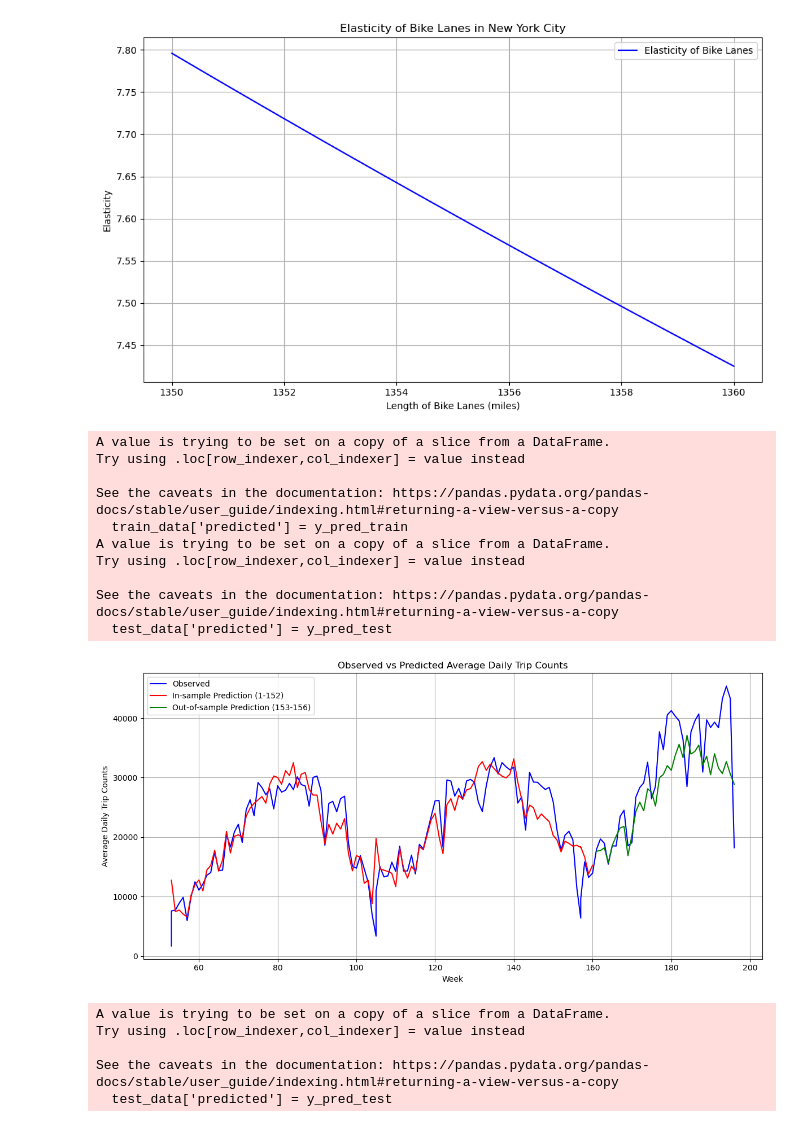
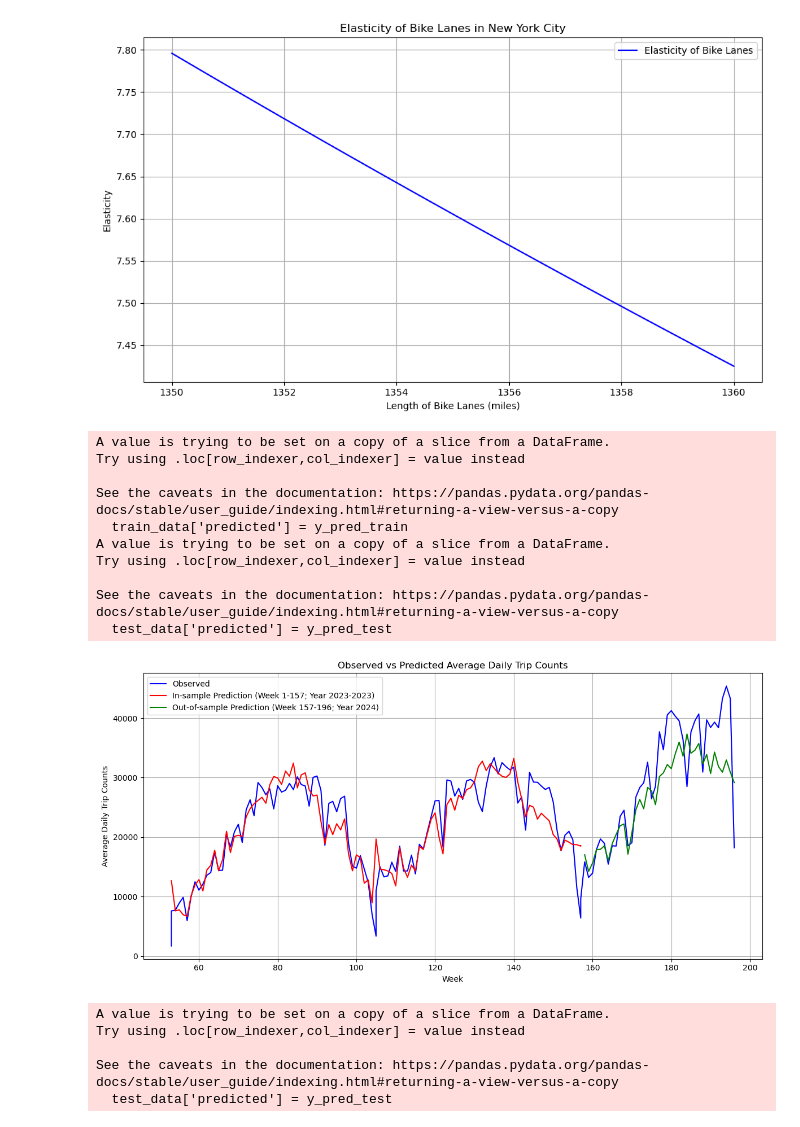
Before and after one commit to amyxqc/bikenyc2024, a Jupyter notebook: Final_regression.ipynb, the cells around one changed output. Cells and saved outputs as stored; diff of their text form; code cells hidden in the pictures.

```diff
--- a/Final_regression.ipynb
+++ b/Final_regression.ipynb
@@ -636,8 +636,8 @@ plt.show()
 import matplotlib.pyplot as plt
 
 # Define training and testing datasets
-train_data = filtered_regression_data[filtered_regression_data['week_number'] <= 160]
-test_data = filtered_regression_data[filtered_regression_data['week_number'] > 160]
+train_data = filtered_regression_data[filtered_regression_data['week_number'] <= 157]
+test_data = filtered_regression_data[filtered_regression_data['week_number'] > 157]
 
 # Independent and dependent variables
 y_train = train_data['avg_daily_trips_mean']
@@ -653,36 +653,36 @@ ols_model = sm.OLS(y_train, X_train).fit()
 
 # Generate predictions
 y_pred_train = ols_model.predict(X_train)  # In-sample predictions
 y_pred_test = ols_model.predict(X_test)   # Out-of-sample predictions
 
 # Combine observed and predicted values
 train_data['predicted'] = y_pred_train
 test_data['predicted'] = y_pred_test
 
 # Plot
 plt.figure(figsize=(12, 6))
 plt.plot(filtered_regression_data['week_number'], filtered_regression_data['avg_daily_trips_mean'], label='Observed', color='blue')
-plt.plot(train_data['week_number'], train_data['predicted'], label='In-sample Prediction (1-152)', color='red')
-plt.plot(test_data['week_number'], test_data['predicted'], label='Out-of-sample Prediction (153-156)', color='green')
+plt.plot(train_data['week_number'], train_data['predicted'], label='In-sample Prediction (Week 1-157; Year 2023-2023)', color='red')
+plt.plot(test_data['week_number'], test_data['predicted'], label='Out-of-sample Prediction (Week 157-196; Year 2024)', color='green')
 plt.title('Observed vs Predicted Average Daily Trip Counts')
 plt.xlabel('Week')
 plt.ylabel('Average Daily Trip Counts')
 plt.legend()
 plt.grid()
 plt.tight_layout()
 plt.show()
 # %% [output]
 A value is trying to be set on a copy of a slice from a DataFrame.
 Try using .loc[row_indexer,col_indexer] = value instead
 
 See the caveats in the documentation: https://pandas.pydata.org/pandas-docs/stable/user_guide/indexing.html#returning-a-view-versus-a-copy
   train_data['predicted'] = y_pred_train
 A value is trying to be set on a copy of a slice from a DataFrame.
 Try using .loc[row_indexer,col_indexer] = value instead
 
 See the caveats in the documentation: https://pandas.pydata.org/pandas-docs/stable/user_guide/indexing.html#returning-a-view-versus-a-copy
   test_data['predicted'] = y_pred_test
-[figure, old version]
+[figure, new version]
 # %%
 import matplotlib.pyplot as plt
 import statsmodels.api as sm
```
Also changed, not shown: 1 other file.
